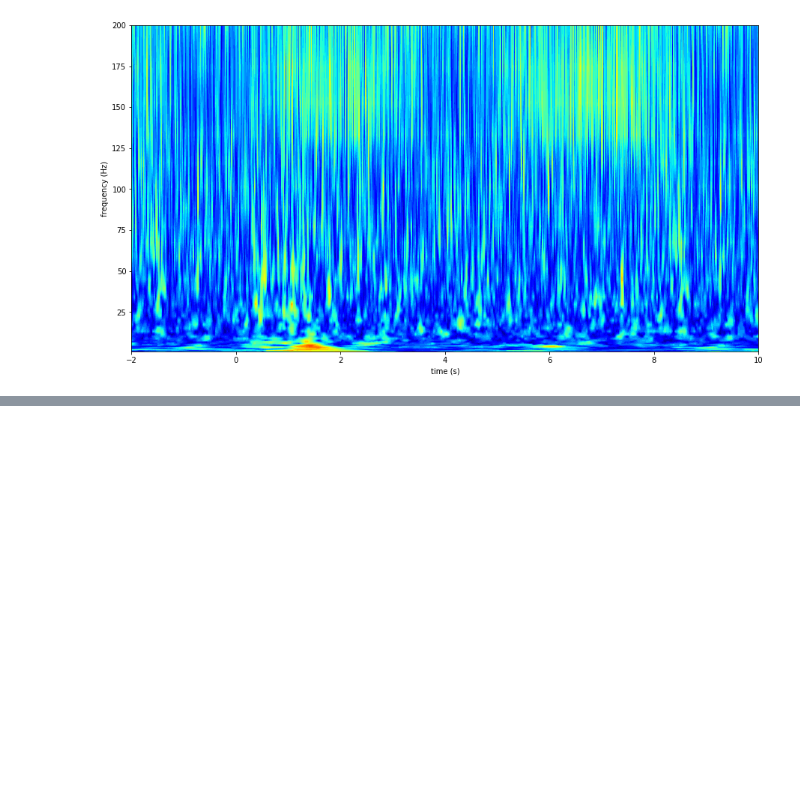
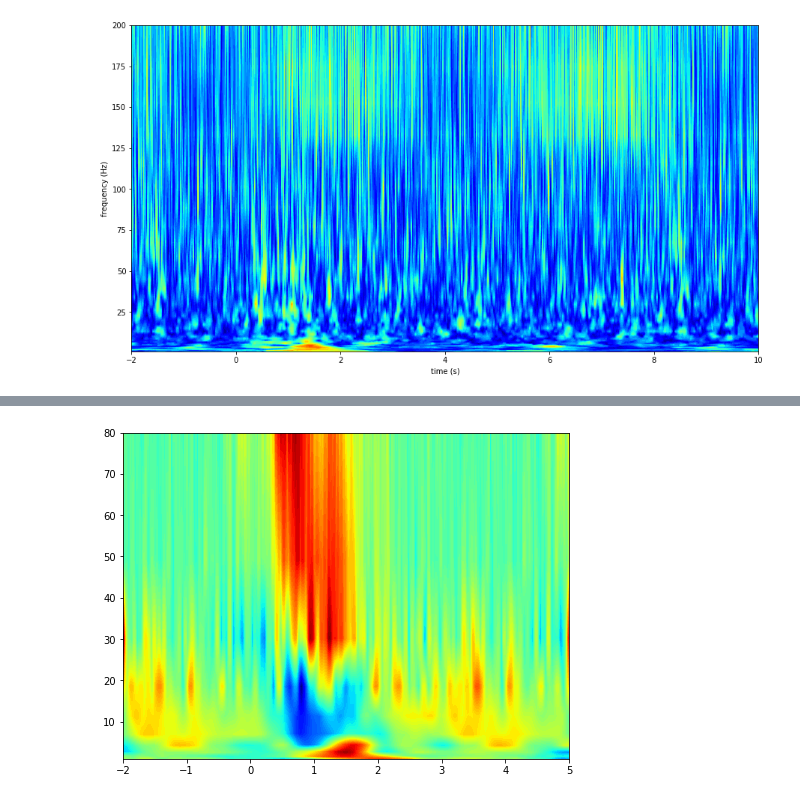
Before and after one commit to ZhangJiayiLab/EEG-Analysis, a Jupyter notebook: python/EA_validation.ipynb, the cells around one changed output, grey strips where cells are left out. Cells and saved outputs as stored; diff of their text form; code cells hidden in the pictures; blank space fills up the shorter version.

```diff
--- a/python/EA_validation.ipynb
+++ b/python/EA_validation.ipynb
@@ -116,0 +190,7 @@ plt.close("all")
+# %%
+%time kk_totalpwr = ea.power.dwt_power(kk, fs=2000, zscore=True)
+plt.figure(figsize=(8,6))
+plt.contourf(np.linspace(-2,5,14000), frange, kk_totalpwr, 80, cmap=plt.get_cmap("jet"))
+# plt.clim([-3,3])
+plt.show()
+# %% [output]
@@ -116,0 +199 @@ plt.close("all")
+[figure, added]
```
Also changed, not shown: parts of 15 cells of this notebook, 15 other files.
